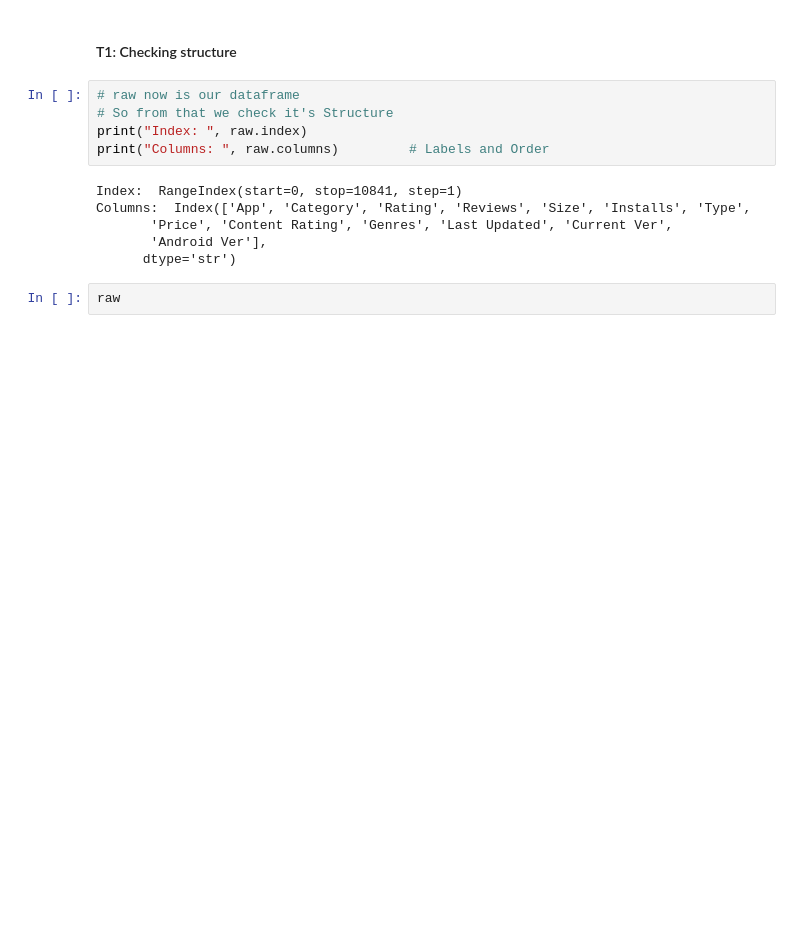
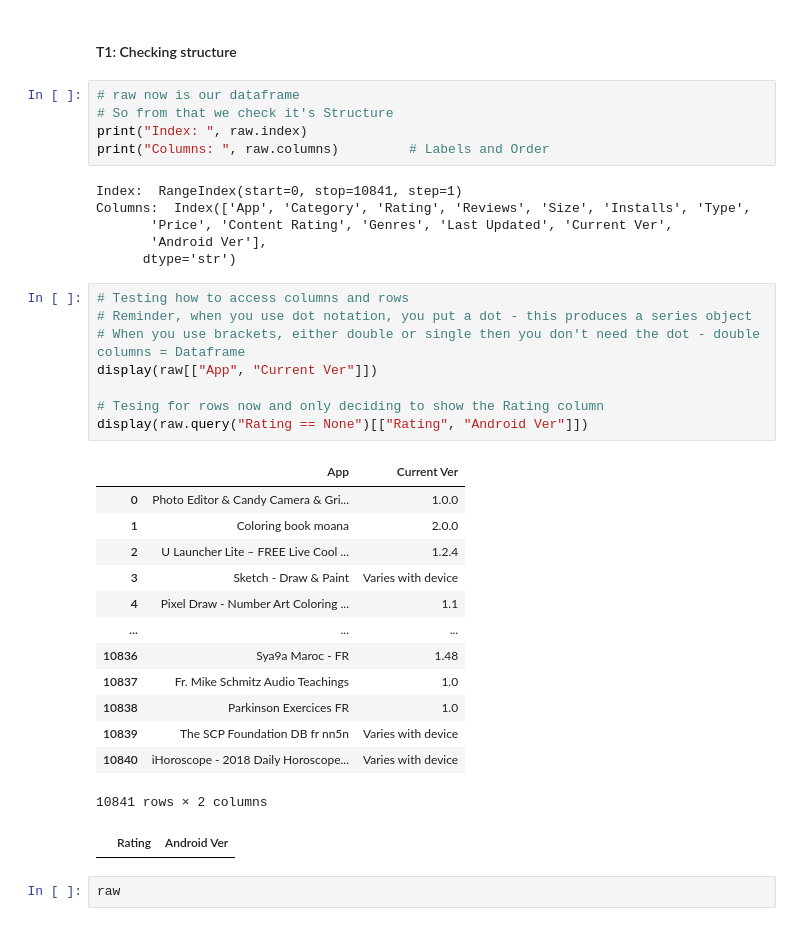
Before and after one commit to Que-Developer/Data-Science-Inspection-Pandas-, a Jupyter notebook: Practical/Practical1.ipynb, the cells around one changed output. Saved outputs shown, nothing was run; the diff lists cells and outputs as text; blank space fills up the shorter version.

```diff
--- a/Practical/Practical1.ipynb
+++ b/Practical/Practical1.ipynb
@@ -35,6 +35,29 @@ Columns:  Index(['App', 'Category', 'Rating', 'Reviews', 'Size', 'Installs', 'Ty
        'Price', 'Content Rating', 'Genres', 'Last Updated', 'Current Ver',
        'Android Ver'],
       dtype='str')
+# %%
+# Testing how to access columns and rows
+# Reminder, when you use dot notation, you put a dot - this produces a series object
+# When you use brackets, either double or single then you don't need the dot - double columns = Dataframe
+display(raw[["App", "Current Ver"]])
+
+# Tesing for rows now and only deciding to show the Rating column
+display(raw.query("Rating == None")[["Rating", "Android Ver"]])
+# %% [output]
+|  | App | Current Ver |
+| 0 | Photo Editor & Candy Camera & Gri... | 1.0.0 |
+| 1 | Coloring book moana | 2.0.0 |
+| 2 | U Launcher Lite – FREE Live Cool ... | 1.2.4 |
+| 3 | Sketch - Draw & Paint | Varies with device |
+| 4 | Pixel Draw - Number Art Coloring ... | 1.1 |
+| ... | ... | ... |
+| 10836 | Sya9a Maroc - FR | 1.48 |
+| 10837 | Fr. Mike Schmitz Audio Teachings | 1.0 |
+| 10838 | Parkinson Exercices FR | 1.0 |
+| 10839 | The SCP Foundation DB fr nn5n | Varies with device |
+| 10840 | iHoroscope - 2018 Daily Horoscope... | Varies with device |
+10841 rows × 2 columns
+|  | Rating | Android Ver |
 # %%
 raw
 # %% [output]
```
Also changed, not shown: 1 other file.
